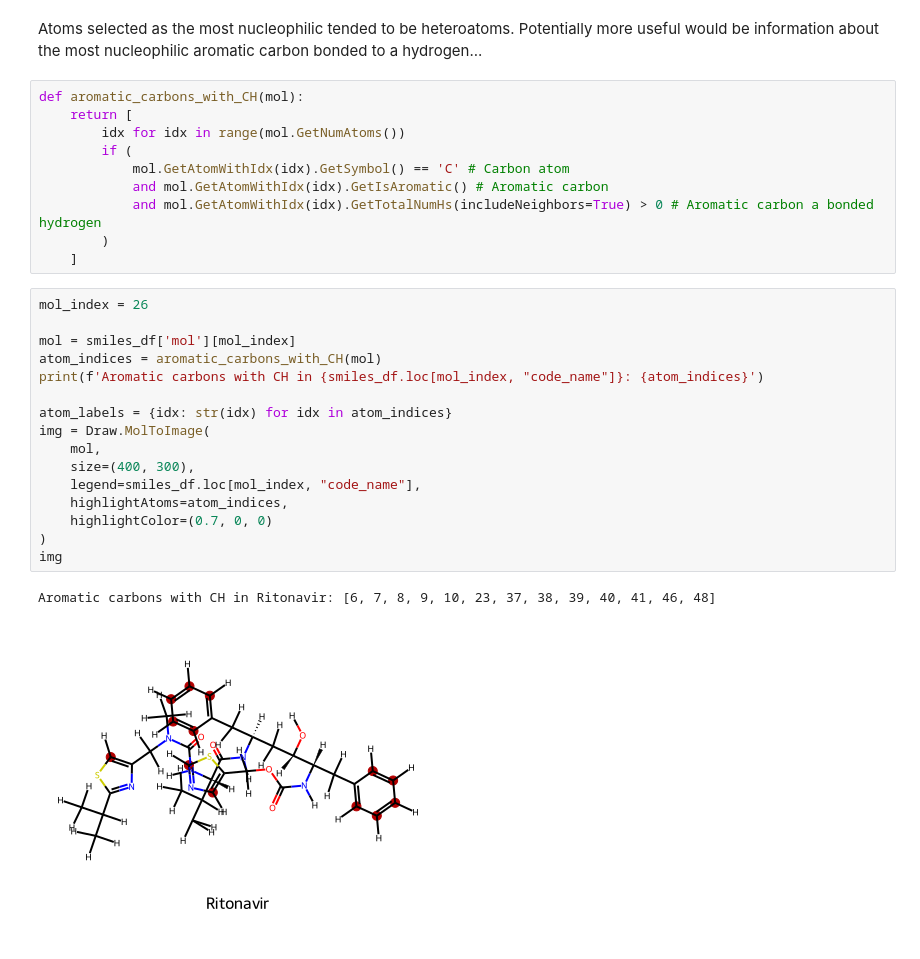
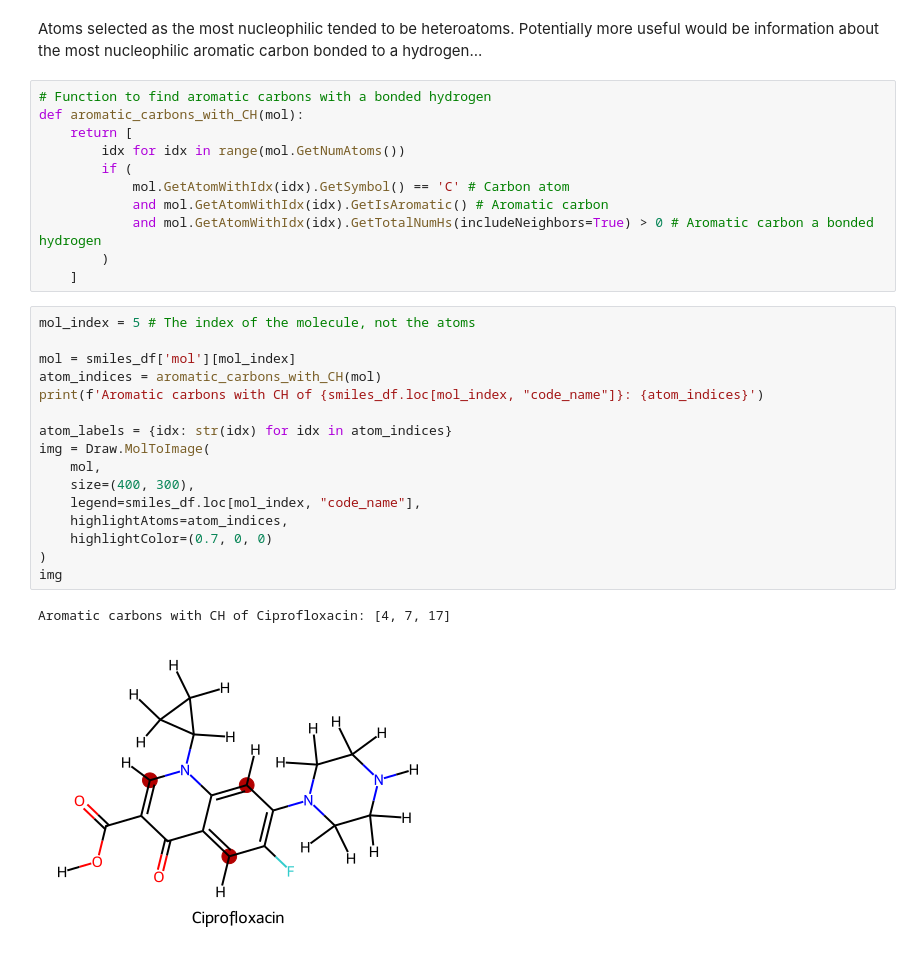
Before and after one commit to callumrjohn/continuous_condition_optimiser, a Jupyter notebook: notebooks/aqme_descriptors.ipynb, the cells around one changed output. Saved outputs shown, nothing was run; the diff lists cells and outputs as text.

```diff
--- a/notebooks/aqme_descriptors.ipynb
+++ b/notebooks/aqme_descriptors.ipynb
@@ -131,6 +131,7 @@ Highlight lists: [[22], [13], [0], [0], [6], [20], [4], [19], [0], [10], [9], [1
 # %% [markdown]
 Atoms selected as the most nucleophilic tended to be heteroatoms. Potentially more useful would be information about the most nucleophilic aromatic carbon bonded to a hydrogen...
 # %%
+# Function to find aromatic carbons with a bonded hydrogen
 def aromatic_carbons_with_CH(mol):
     return [
         idx for idx in range(mol.GetNumAtoms())
@@ -141,23 +142,23 @@ def aromatic_carbons_with_CH(mol):
         )
     ]
 # %%
-mol_index = 26
+mol_index = 5 # The index of the molecule, not the atoms
 
 mol = smiles_df['mol'][mol_index]
 atom_indices = aromatic_carbons_with_CH(mol)
-print(f'Aromatic carbons with CH in {smiles_df.loc[mol_index, "code_name"]}: {atom_indices}')
+print(f'Aromatic carbons with CH of {smiles_df.loc[mol_index, "code_name"]}: {atom_indices}')
 
 atom_labels = {idx: str(idx) for idx in atom_indices}
 img = Draw.MolToImage(
     mol,
     size=(400, 300),
     legend=smiles_df.loc[mol_index, "code_name"],
     highlightAtoms=atom_indices,
     highlightColor=(0.7, 0, 0)
 )
 img
 # %% [output]
-Aromatic carbons with CH in Ritonavir: [6, 7, 8, 9, 10, 23, 37, 38, 39, 40, 41, 46, 48]
+Aromatic carbons with CH of Ciprofloxacin: [4, 7, 17]
-[figure, old version]
+[figure, new version]
 # %%
 # Extract the values corresponding to the highlighted atoms
```
Also changed, not shown: parts of 16 cells of this notebook.
